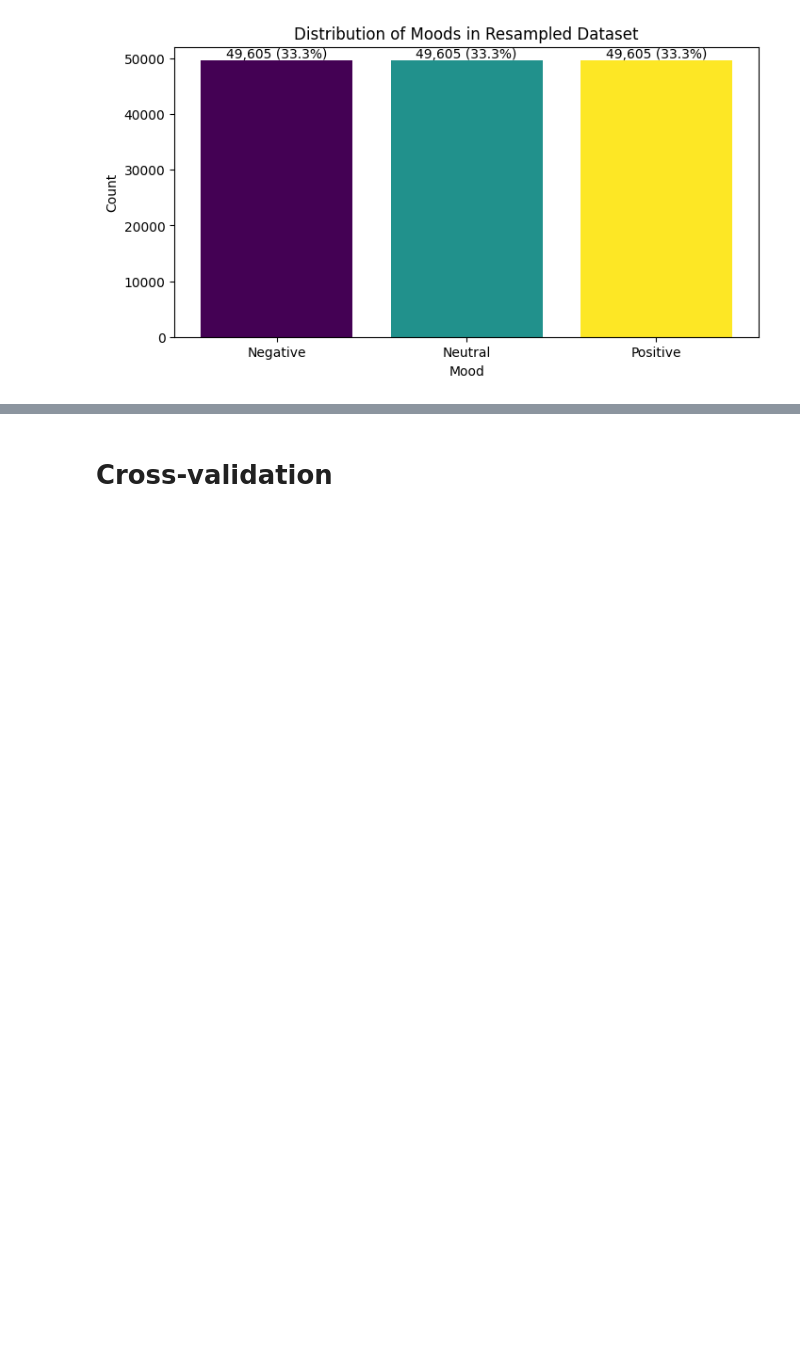
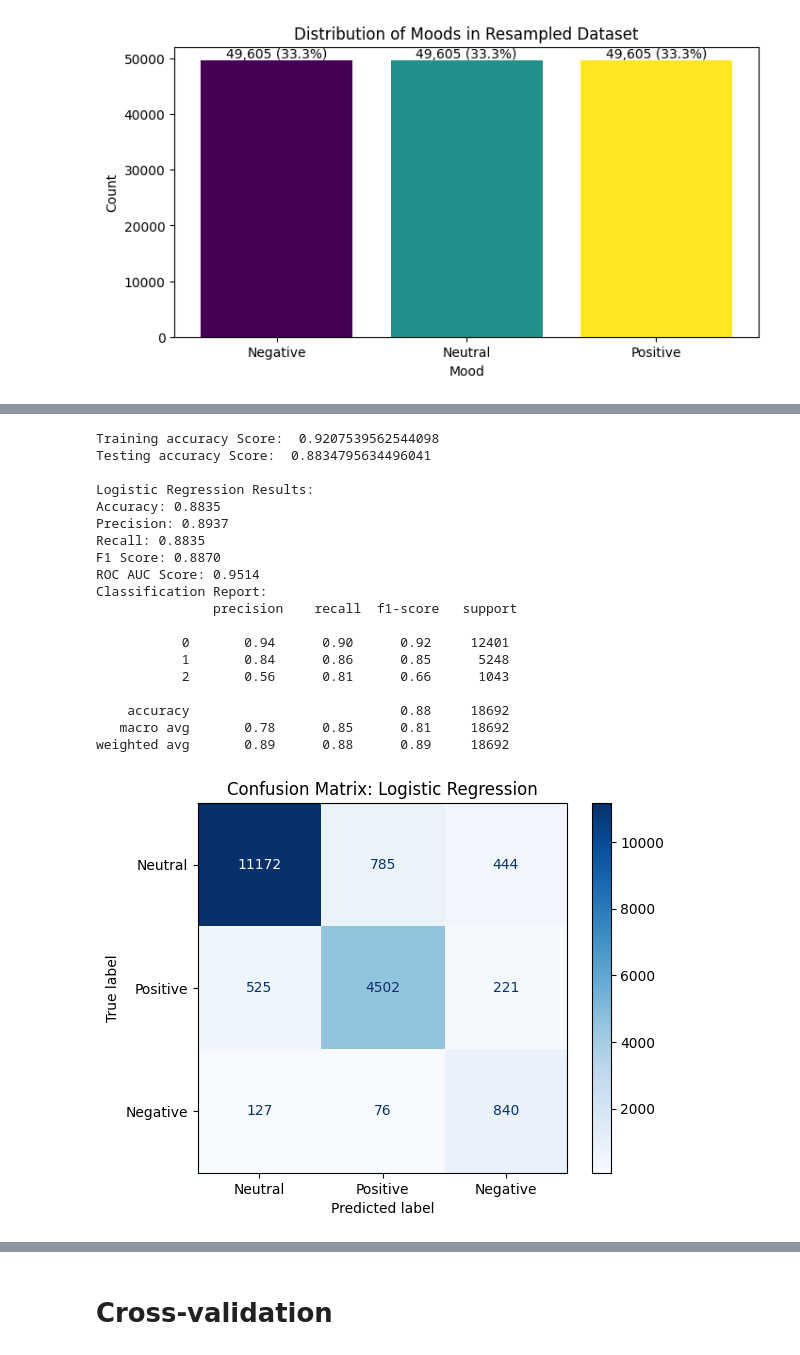
Before and after one commit to anmolpreet914/Analyzing-Twitter-Data-ML, a Jupyter notebook: Data Modelling/Data Modelling.ipynb, the cells around one changed output, grey strips where cells are left out. Drawn from its saved outputs; the diff is of its cells as text; code cells hidden in the pictures; blank space fills up the shorter version.

```diff
--- a/Data Modelling/Data Modelling.ipynb
+++ b/Data Modelling/Data Modelling.ipynb
@@ -470,0 +668,69 @@ weighted avg       0.88      0.88      0.88     18692
+# %%
+# Step 1: Vectorize the text data using TfidfVectorizer
+vectorizer_tfidf = TfidfVectorizer()
+X_vect = vectorizer_tfidf.fit_transform(df['review'])
+
+# Step 2: Split the data into training and test sets
+X_train_tf, X_test_tf, y_train_tf, y_test_tf = train_test_split(X_vect, df.Mood, test_size=0.2,  stratify=y, random_state=42)
+
+# Step 3: Apply SMOTE to the training set only
+smote_tf = SMOTE(random_state=42)
+X_train_resampled_tf, y_train_resampled_tf = smote_tf.fit_resample(X_train_tf, y_train_tf)
+# %%
+# Step 4: Define and train the Logistic Regression model pipeline
+model_LR_tfidf = LogisticRegression(max_iter=10000, penalty='l2', random_state=42)
+
+# Train the model on the resampled training data
+model_LR_tfidf.fit(X_train_resampled_tf, y_train_resampled_tf)
+
+# Step 5: Predict and evaluate the model
+y_pred_train = model_LR_tfidf.predict(X_train_resampled_tf)
+y_pred_test = model_LR_tfidf.predict(X_test_tf)
+
+# Evaluate the model using y_test and y_pred_test
+accuracy = accuracy_score(y_test_tf, y_pred_test)
+precision = precision_score(y_test_tf, y_pred_test, average='weighted')
+recall = recall_score(y_test_tf, y_pred_test, average='weighted')
+f1 = f1_score(y_test_tf, y_pred_test, average='weighted')
+roc_auc = roc_auc_score(y_test_tf, model_LR_tfidf.predict_proba(X_test_tf), multi_class='ovr')
+
+print("Training accuracy Score: ", model_LR_tfidf.score(X_train_resampled_tf, y_train_resampled_tf))
+print("Testing accuracy Score: ", accuracy)
+print(f"\nLogistic Regression Results:")
+print(f"Accuracy: {accuracy:.4f}")
+print(f"Precision: {precision:.4f}")
+print(f"Recall: {recall:.4f}")
+print(f"F1 Score: {f1:.4f}")
+print(f"ROC AUC Score: {roc_auc:.4f}")
+
+# Classification Report
+print('Classification Report:\n', classification_report(y_test_tf, y_pred_test))
+
+# Confusion Matrix
+conf_matrix = metrics.confusion_matrix(y_test_tf, y_pred_test)
+display_labels = ['Neutral', 'Positive', 'Negative']
+disp = ConfusionMatrixDisplay(confusion_matrix=conf_matrix, display_labels=display_labels)
+disp.plot(cmap=plt.cm.Blues)
+plt.title(f"Confusion Matrix: Logistic Regression")
+plt.show()
+# %% [output]
+Training accuracy Score:  0.9207539562544098
+Testing accuracy Score:  0.8834795634496041
+
+Logistic Regression Results:
+Accuracy: 0.8835
+Precision: 0.8937
+Recall: 0.8835
+F1 Score: 0.8870
+ROC AUC Score: 0.9514
+Classification Report:
+               precision    recall  f1-score   support
+
+           0       0.94      0.90      0.92     12401
+           1       0.84      0.86      0.85      5248
+           2       0.56      0.81      0.66      1043
+
+    accuracy                           0.88     18692
+   macro avg       0.78      0.85      0.81     18692
+weighted avg       0.89      0.88      0.89     18692
+[figure, added]
```
Also changed, not shown: parts of 69 cells of this notebook.
